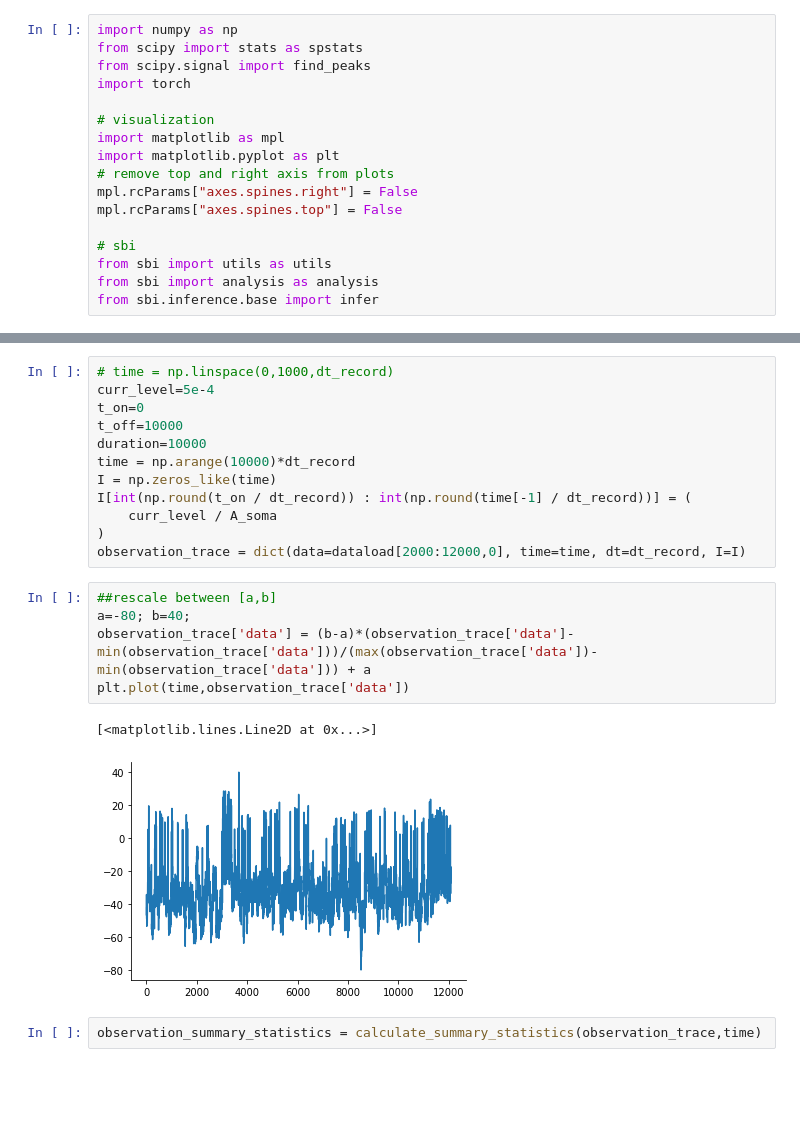
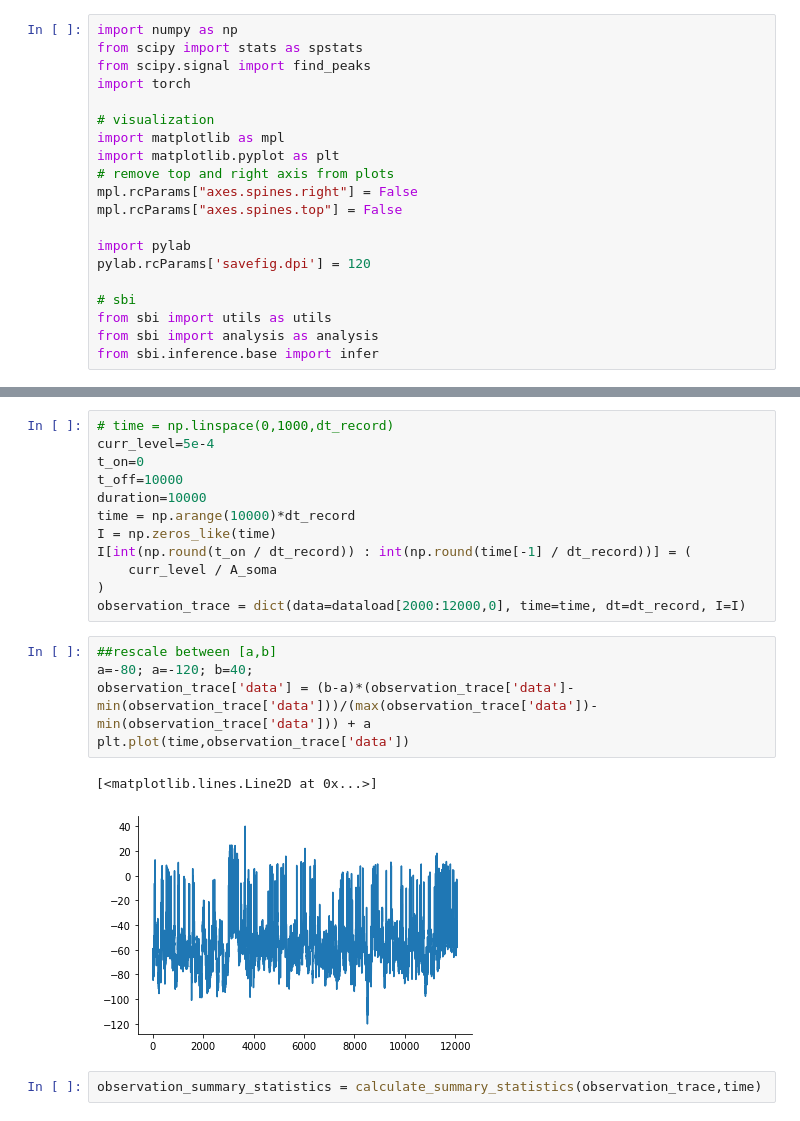
Before and after one commit to pena-rodrigo/CA1project, a Jupyter notebook: param_estimation.ipynb, the cells around one changed output, grey strips where cells are left out. Drawn from its saved outputs; the diff is of its cells as text; blank space fills up the shorter version.

```diff
--- a/param_estimation.ipynb
+++ b/param_estimation.ipynb
@@ -33,6 +33,9 @@ import matplotlib.pyplot as plt
 mpl.rcParams["axes.spines.right"] = False
 mpl.rcParams["axes.spines.top"] = False
 
+import pylab
+pylab.rcParams['savefig.dpi'] = 120
+
 # sbi
 from sbi import utils as utils
 from sbi import analysis as analysis
@@ -797,12 +806,12 @@ I[int(np.round(t_on / dt_record)) : int(np.round(time[-1] / dt_record))] = (
 observation_trace = dict(data=dataload[2000:12000,0], time=time, dt=dt_record, I=I)
 # %%
 ##rescale between [a,b]
-a=-80; b=40;
+a=-80; a=-120; b=40;
 observation_trace['data'] = (b-a)*(observation_trace['data']-min(observation_trace['data']))/(max(observation_trace['data'])-min(observation_trace['data'])) + a
 plt.plot(time,observation_trace['data'])
 # %% [output]
 [<matplotlib.lines.Line2D at 0x...>]
-[figure, old version]
+[figure, new version]
 # %%
 observation_summary_statistics = calculate_summary_statistics(observation_trace,time)
 # %%
```
Also changed, not shown: parts of 20 cells of this notebook.
